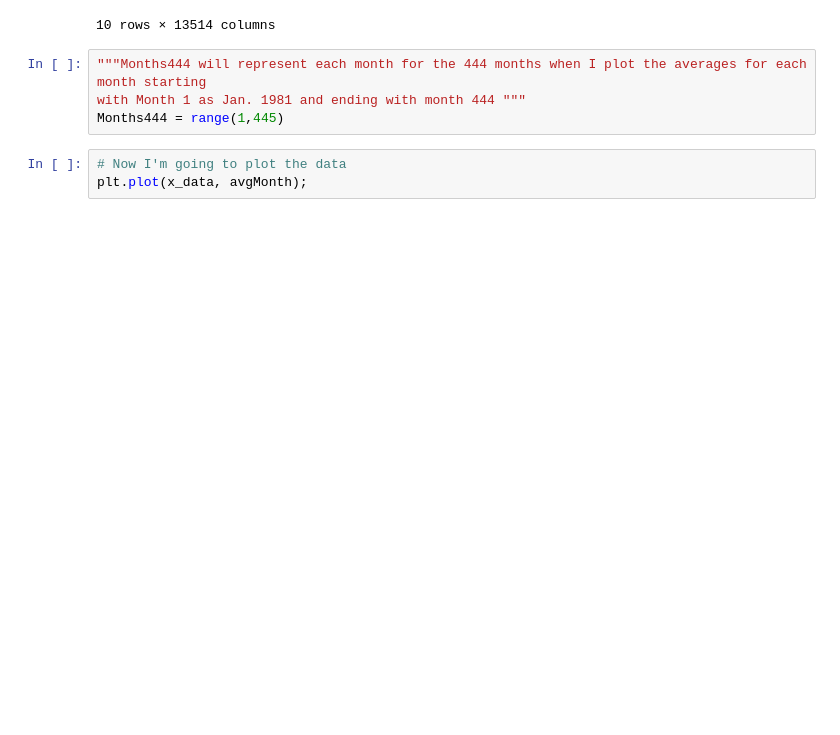
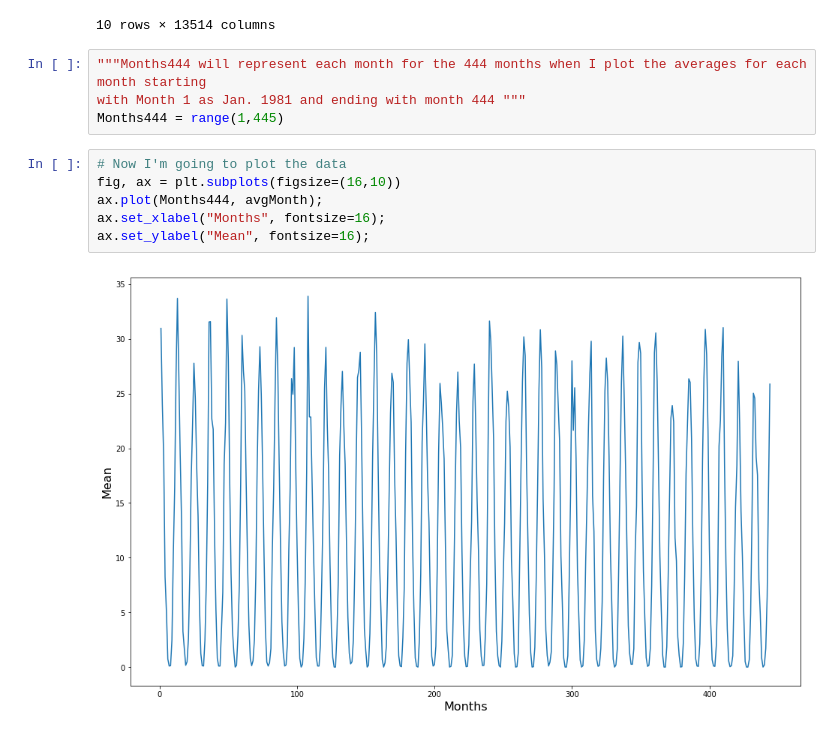
Before and after one commit to jenk1/Mean-Heating-Degree-Days, a Jupyter notebook: FinalizedOne.ipynb, the cells around one changed output. Cells and saved outputs as stored; diff of their text form; blank space fills up the shorter version.

```diff
--- a/FinalizedOne.ipynb
+++ b/FinalizedOne.ipynb
@@ -197,4 +197,9 @@ with Month 1 as Jan. 1981 and ending with month 444 """
 Months444 = range(1,445)
 # %%
 # Now I'm going to plot the data
-plt.plot(x_data, avgMonth);
+fig, ax = plt.subplots(figsize=(16,10))
+ax.plot(Months444, avgMonth);
+ax.set_xlabel("Months", fontsize=16);
+ax.set_ylabel("Mean", fontsize=16);
+# %% [output]
+[figure, added]
```
Also changed, not shown: parts of 5 cells of this notebook.
